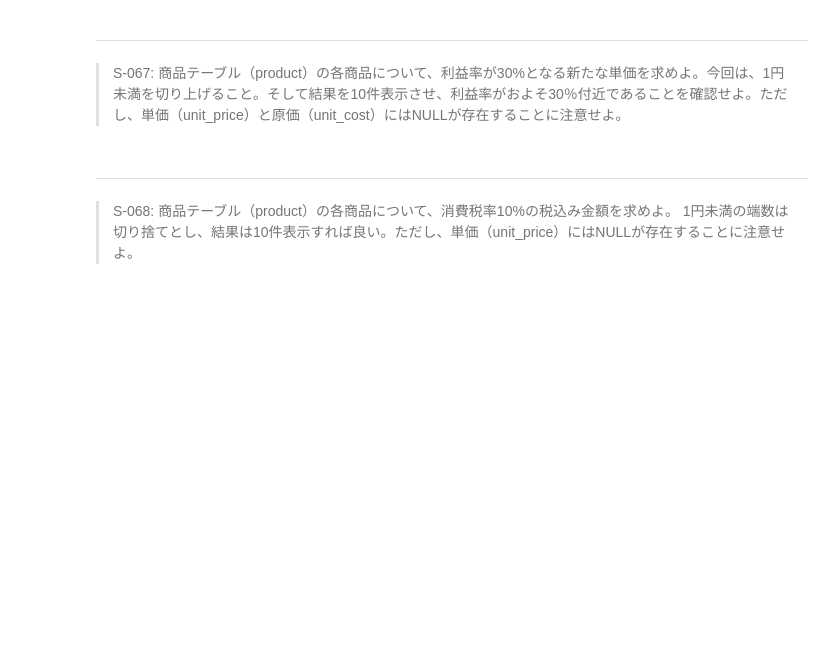
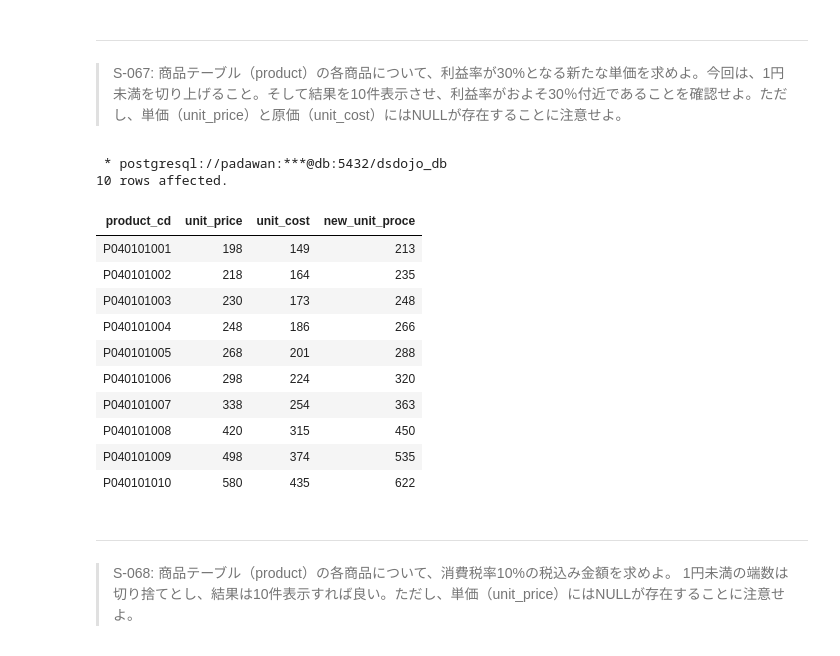
Before and after one commit to Toma0916/100knocks-preprocess, a Jupyter notebook: docker/work/preprocess_knock_SQL.ipynb, the cells around one changed output. Cells and saved outputs as stored; diff of their text form; code cells hidden in the pictures; blank space fills up the shorter version.

```diff
--- a/docker/work/preprocess_knock_SQL.ipynb
+++ b/docker/work/preprocess_knock_SQL.ipynb
@@ -1392,3 +1633,25 @@ LIMIT 10
+# %%
+%%sql
+SELECT
+    product_cd, unit_price, unit_cost, CEIL((unit_cost / 0.7)) AS new_unit_proce
+FROM
+    product
+LIMIT
+    10
+# %% [output]
+ * postgresql://padawan:***@db:5432/dsdojo_db
+10 rows affected.
+| product_cd | unit_price | unit_cost | new_unit_proce |
+| P040101001 | 198 | 149 | 213 |
+| P040101002 | 218 | 164 | 235 |
+| P040101003 | 230 | 173 | 248 |
+| P040101004 | 248 | 186 | 266 |
+| P040101005 | 268 | 201 | 288 |
+| P040101006 | 298 | 224 | 320 |
+| P040101007 | 338 | 254 | 363 |
+| P040101008 | 420 | 315 | 450 |
+| P040101009 | 498 | 374 | 535 |
+| P040101010 | 580 | 435 | 622 |
 # %% [markdown]
 ---
 > S-068: 商品テーブル（product）の各商品について、消費税率10%の税込み金額を求めよ。 1円未満の端数は切り捨てとし、結果は10件表示すれば良い。ただし、単価（unit_price）にはNULLが存在することに注意せよ。
```
Also changed, not shown: parts of 27 cells of this notebook.
